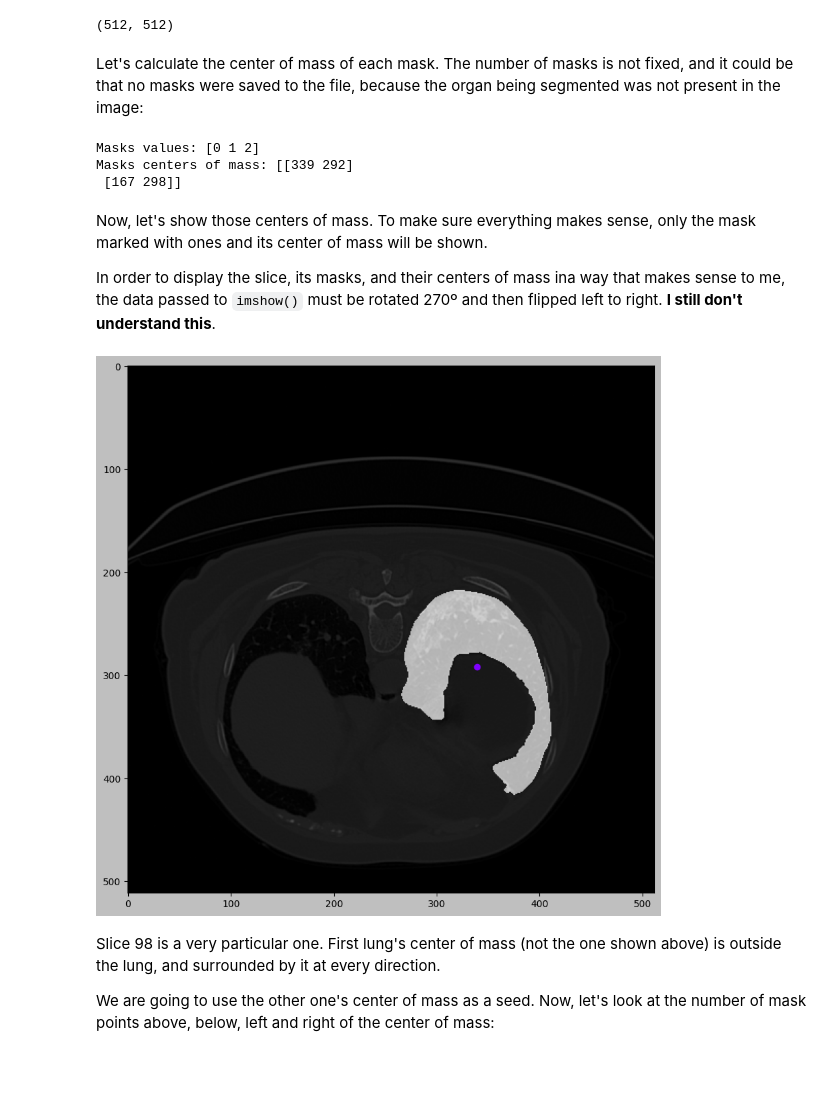
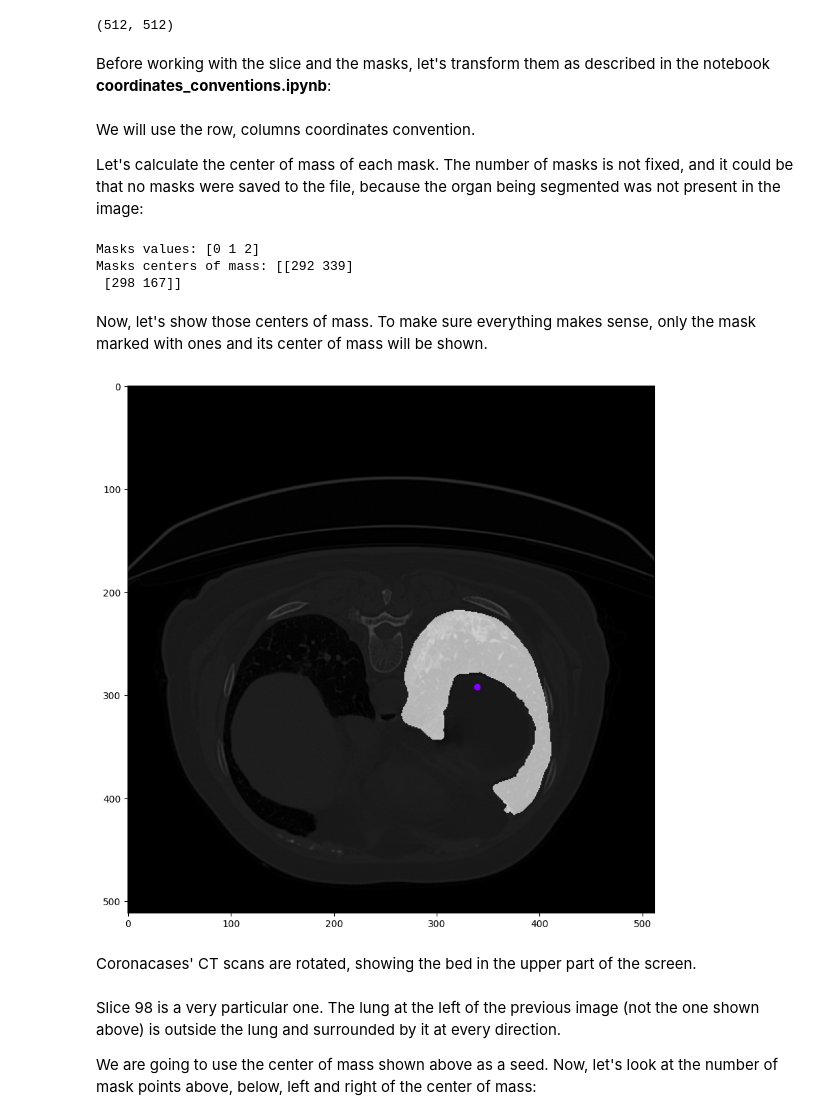
Before and after one commit to i3uex/sam, a Jupyter notebook: notebooks/mask_center.ipynb, the cells around one changed output. Drawn from its saved outputs; the diff is of its cells as text; code cells hidden in the pictures; blank space fills up the shorter version.

Commit message:
Review notebook

```diff
--- a/notebooks/mask_center.ipynb
+++ b/notebooks/mask_center.ipynb
@@ -21,3 +17,11 @@ masks_slice_path = data_folder_path /Path(f'coronacases_001_masks_slice_{slice_n
+# %%
+data_folder_path = Path('data')
+image_name = 'coronacases_001'
+slice_number = 98
+image_file_path = Path(f'{image_name}_image_slice_{slice_number}.npy')
+masks_file_path = Path(f'{image_name}_masks_slice_{slice_number}.npy')
+image_slice_path = data_folder_path / image_file_path
+masks_slice_path = data_folder_path / masks_file_path
 # %% [markdown]
 Let's load the image slice:
 # %%
@@ -32,7 +36,14 @@ masks_slice = np.load(masks_slice_path)
 masks_slice.shape
 # %% [output]
 (512, 512)
+# %% [markdown]
+Before working with the slice and the masks, let's transform them as described in the notebook **coordinates_conventions.ipynb**:
+# %%
+image_slice = image_slice.swapaxes(0, 1)
+masks_slice = masks_slice.swapaxes(0, 1)
 # %% [markdown]
+We will use the row, columns coordinates convention.
+
 Let's calculate the center of mass of each mask. The number of masks is not fixed, and it could be that no masks were saved to the file, because the organ being segmented was not present in the image:
 # %%
 masks_indexes = np.unique(masks_slice)
@@ -49,30 +60,30 @@ masks_centers_of_mass = np.array(masks_centers_of_mass).astype(np.uint)
 print(f'Masks centers of mass: {masks_centers_of_mass}')
 # %% [output]
 Masks values: [0 1 2]
-Masks centers of mass: [[339 292]
- [167 298]]
+Masks centers of mass: [[292 339]
+ [298 167]]
 # %% [markdown]
 Now, let's show those centers of mass. To make sure everything makes sense, only the mask marked with ones and its center of mass will be shown.
-
-In order to display the slice, its masks, and their centers of mass ina way that makes sense to me, the data passed to `imshow()` must be rotated 270º and then flipped left to right. **I still don't understand this**.
 # %%
 mask_index = 0
 mask = masks_slice == mask_index + 1
 mask_center_of_mass = masks_centers_of_mass[mask_index]
 
 plt.figure(figsize=(10, 10))
 plt.style.use('grayscale')
-plt.imshow(np.fliplr(np.rot90(image_slice, k=3)))
-plt.imshow(np.fliplr(np.rot90(mask, k=3)), alpha=0.7)
+plt.imshow(image_slice)
+plt.imshow(mask, alpha=0.7)
 colors = plt.colormaps['rainbow'](np.linspace(0, 1, len(masks_centers_of_mass) + 1))
-plt.scatter(mask_center_of_mass[0], mask_center_of_mass[1], color=colors[0])
+plt.scatter(x=mask_center_of_mass[1], y=mask_center_of_mass[0], color=colors[0])
 plt.show()
 # %% [output]
-[figure, old version]
+[figure, new version]
+# %% [markdown]
+Coronacases' CT scans are rotated, showing the bed in the upper part of the screen.
 # %% [markdown]
-Slice 98 is a very particular one. First lung's center of mass (not the one shown above) is outside the lung, and surrounded by it at every direction.
+Slice 98 is a very particular one. The lung at the left of the previous image (not the one shown above) is outside the lung and surrounded by it at every direction.
 
-We are going to use the other one's center of mass as a seed. Now, let's look at the number of mask points above, below, left and right of the center of mass:
+We are going to use the center of mass shown above as a seed. Now, let's look at the number of mask points above, below, left and right of the center of mass:
 # %%
 print(f'mask: {mask.shape}')
 
```
Also changed, not shown: parts of 10 cells of this notebook, 2 other files.
